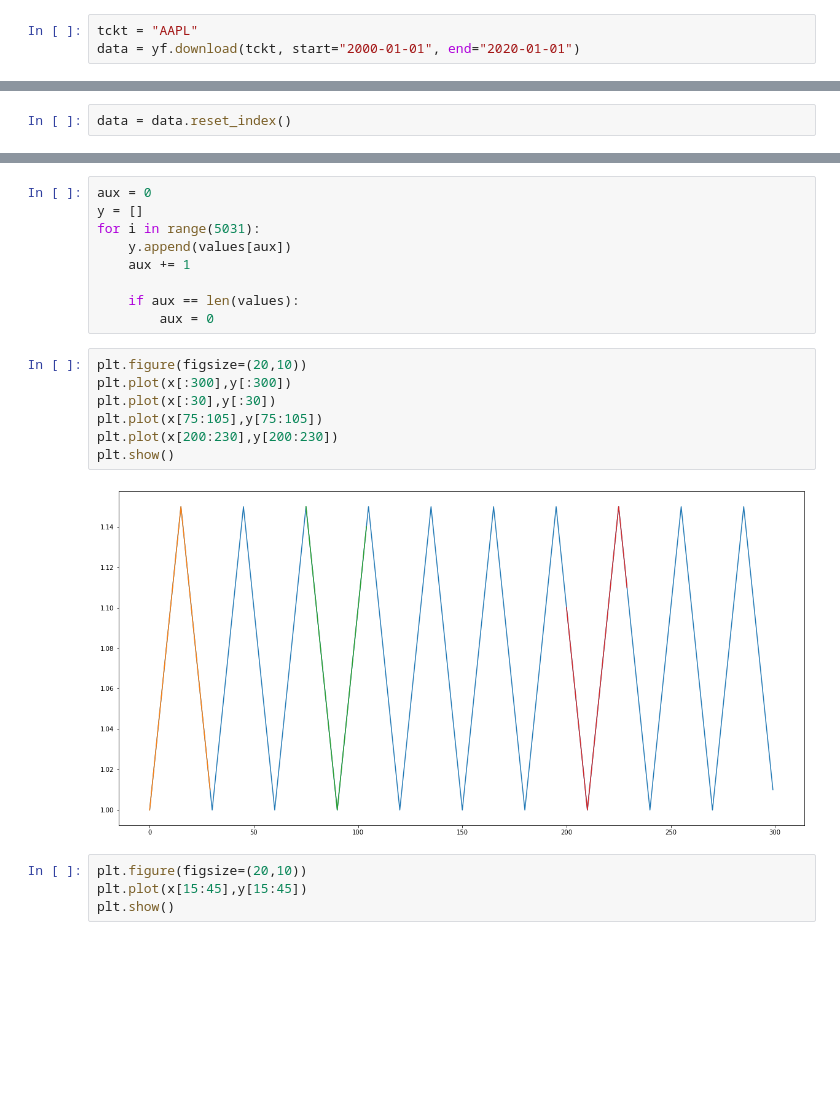
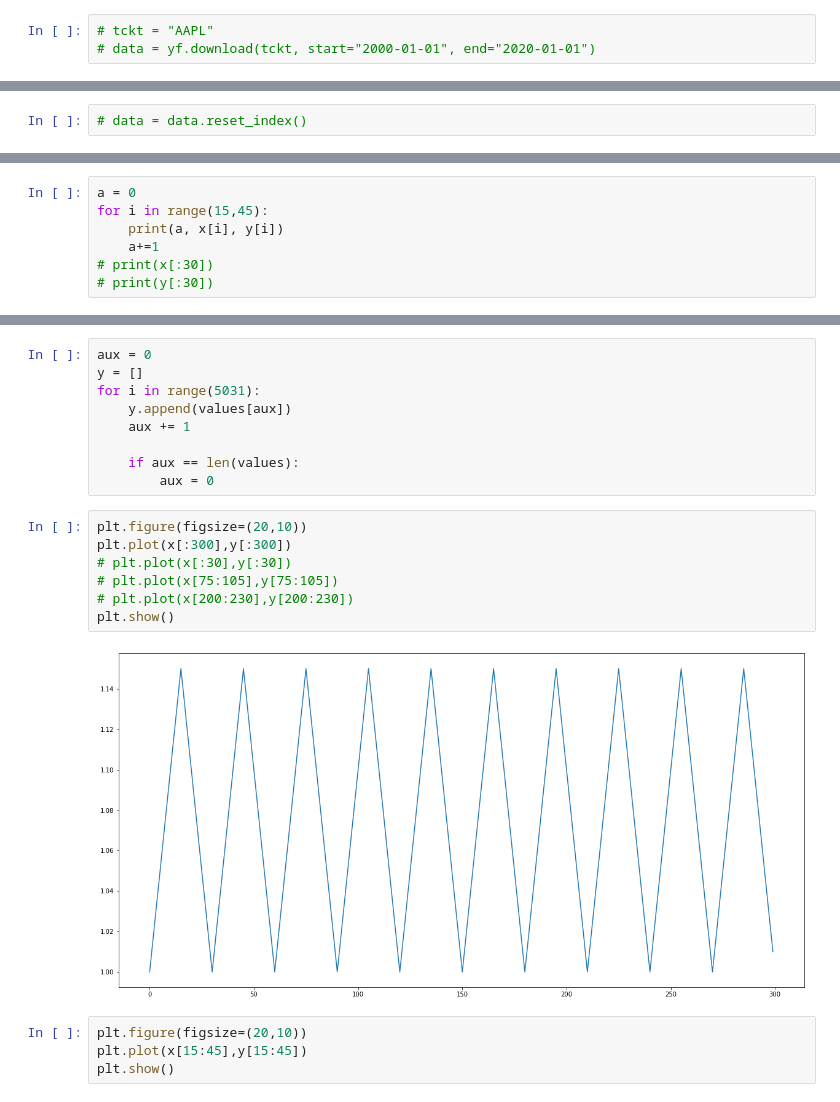
Before and after one commit to lucaswehmuth/rl-investing, a Jupyter notebook: data/3-ArtificialData.ipynb, the cells around one changed output, grey strips where cells are left out. Saved outputs shown, nothing was run; the diff lists cells and outputs as text; blank space fills up the shorter version.

```diff
--- a/data/3-ArtificialData.ipynb
+++ b/data/3-ArtificialData.ipynb
@@ -5,5 +5,5 @@ import numpy as np
 import matplotlib.pyplot as plt
 import yfinance as yf
 # %%
-tckt = "AAPL"
-data = yf.download(tckt, start="2000-01-01", end="2020-01-01")
+# tckt = "AAPL"
+# data = yf.download(tckt, start="2000-01-01", end="2020-01-01")
@@ -12,2 +10,2 @@ data = yf.download(tckt, start="2000-01-01", end="2020-01-01")
 # %%
-data = data.reset_index()
+# data = data.reset_index()
@@ -128,0 +143,7 @@ plt.show()
+# %%
+a = 0
+for i in range(15,45):
+    print(a, x[i], y[i])
+    a+=1
+# print(x[:30])
+# print(y[:30])
@@ -217,12 +246,12 @@ for i in range(5031):
 # %%
 plt.figure(figsize=(20,10))
 plt.plot(x[:300],y[:300])
-plt.plot(x[:30],y[:30])
-plt.plot(x[75:105],y[75:105])
-plt.plot(x[200:230],y[200:230])
+# plt.plot(x[:30],y[:30])
+# plt.plot(x[75:105],y[75:105])
+# plt.plot(x[200:230],y[200:230])
 plt.show()
 # %% [output]
-[figure, old version]
+[figure, new version]
 # %%
 plt.figure(figsize=(20,10))
 plt.plot(x[15:45],y[15:45])
```
Also changed, not shown: parts of 21 cells of this notebook, 6 other files.
